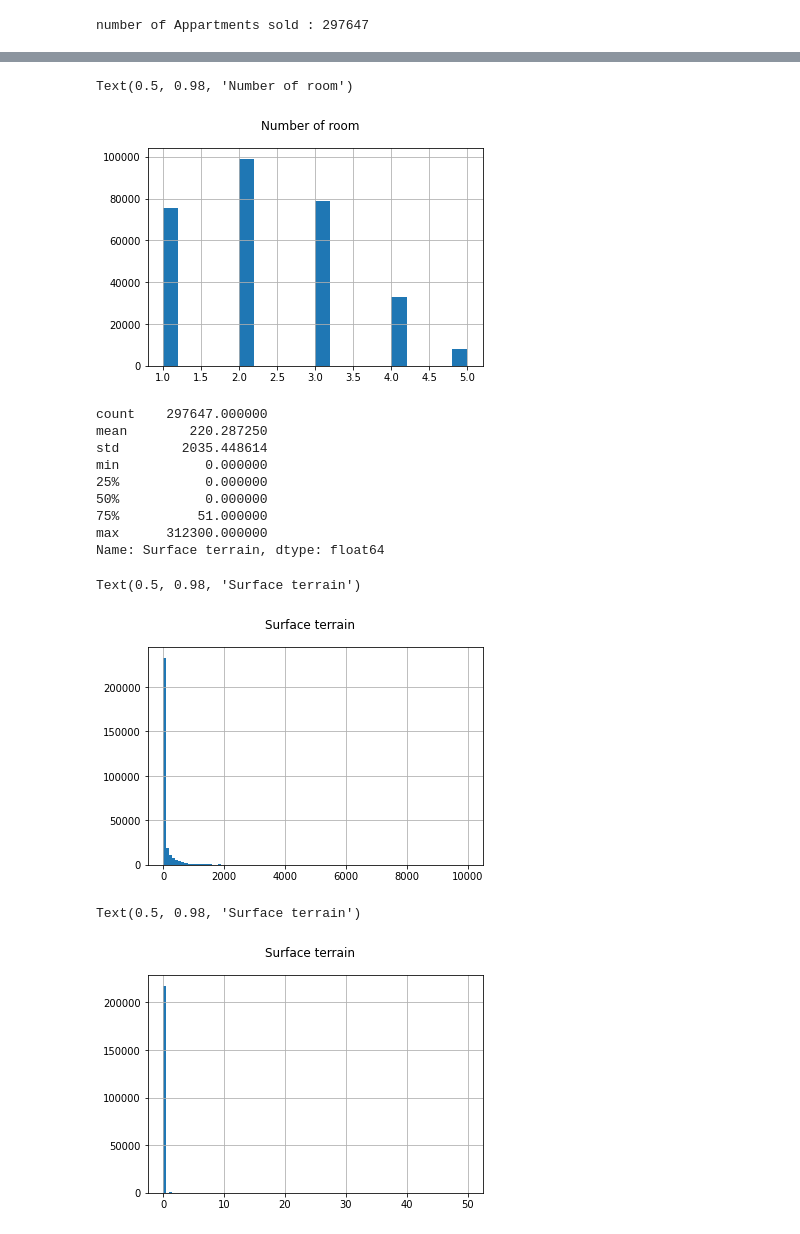
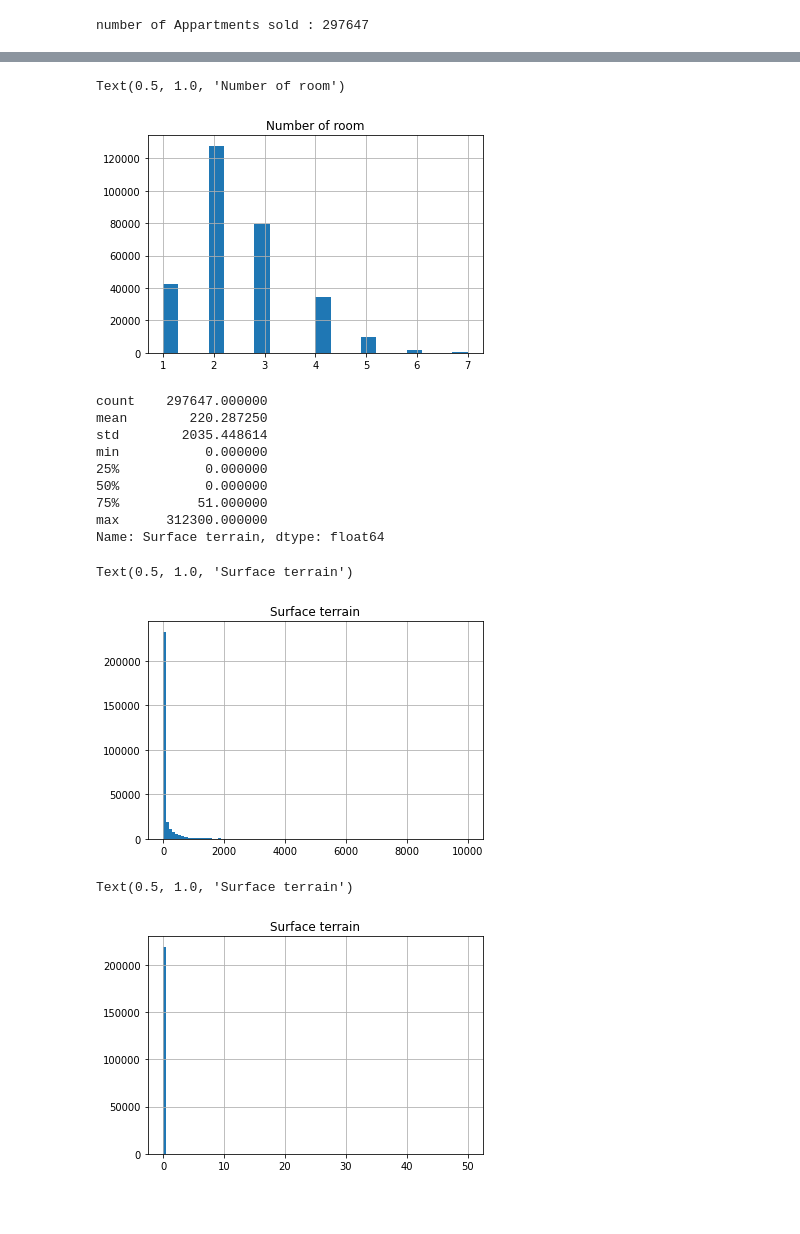
Before and after one commit to IssamBouzidi/Immothep, a Jupyter notebook: src/2-appartement_analysis.ipynb, the cells around one changed output, grey strips where cells are left out. Cells and saved outputs as stored; diff of their text form; code cells hidden in the pictures; blank space fills up the shorter version.

```diff
--- a/src/2-appartement_analysis.ipynb
+++ b/src/2-appartement_analysis.ipynb
@@ -43,6 +47,6 @@ Text(0.5, 0.98, 'Surface batie')
 # %%
-#drop surfaces between 20 and 300
-curated_data.drop(curated_data[(curated_data['Surface reelle bati']<9 ) | (curated_data['Surface reelle bati']> 200 )].index, inplace=True)
+#drop surfaces between 9 and 300
+curated_data.drop(curated_data[(curated_data['Surface reelle bati']<9 ) | (curated_data['Surface reelle bati']> 300 )].index, inplace=True)
 curated_data['Surface reelle bati'].hist()
-plt.suptitle('Surface batie')
+plt.title('Surface batie')
 # %% [output]
@@ -67,15 +71,16 @@ Text(0.5, 0.98, 'Number of room')
 # %%
-curated_data.drop(curated_data[(curated_data['Nombre pieces principales']> 5 )].index, inplace=True)
+#drop homes with number of rooms > 7
+curated_data.drop(curated_data[(curated_data['Nombre pieces principales']> 7 )].index, inplace=True)
 curated_data.loc[curated_data['Nombre pieces principales'] == 0] = 1
 curated_data['Nombre pieces principales'].hist(bins=20)
-plt.suptitle('Number of room')
+plt.title('Number of room')
 # %% [output]
-Text(0.5, 0.98, 'Number of room')
+Text(0.5, 1.0, 'Number of room')
-[figure, old version]
+[figure, new version]
 # %%
 print(global_data['Surface terrain'].describe())
 global_data['Surface terrain'].hist(bins=100, range=(0,10000))
-plt.suptitle('Surface terrain')
+plt.title('Surface terrain')
 # %% [output]
 count    297647.000000
 mean        220.287250
@@ -86,15 +91,16 @@ min           0.000000
 75%          51.000000
 max      312300.000000
 Name: Surface terrain, dtype: float64
-Text(0.5, 0.98, 'Surface terrain')
+Text(0.5, 1.0, 'Surface terrain')
-[figure, old version]
+[figure, new version]
 # %%
+#drop ground surfaces > 50m²
 curated_data.drop(curated_data[(curated_data['Surface terrain']> 50 )].index, inplace=True)
 curated_data['Surface terrain'].hist(bins=100)
-plt.suptitle('Surface terrain')
+plt.title('Surface terrain')
 # %% [output]
-Text(0.5, 0.98, 'Surface terrain')
+Text(0.5, 1.0, 'Surface terrain')
-[figure, old version]
+[figure, new version]
 # %%
 print(global_data['Valeur fonciere'].describe())
 global_data['Valeur fonciere'].hist(bins=6)
```
Also changed, not shown: parts of 8 cells of this notebook, 9 other files.
